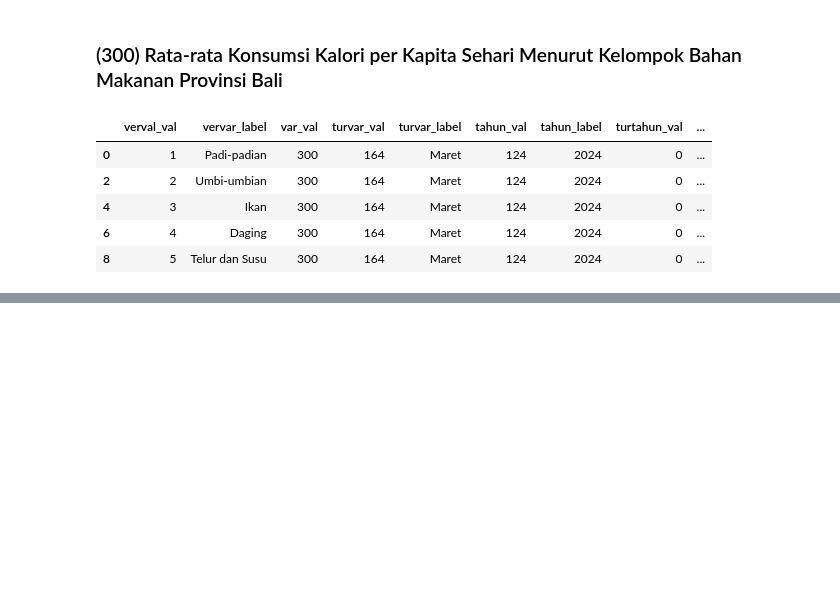
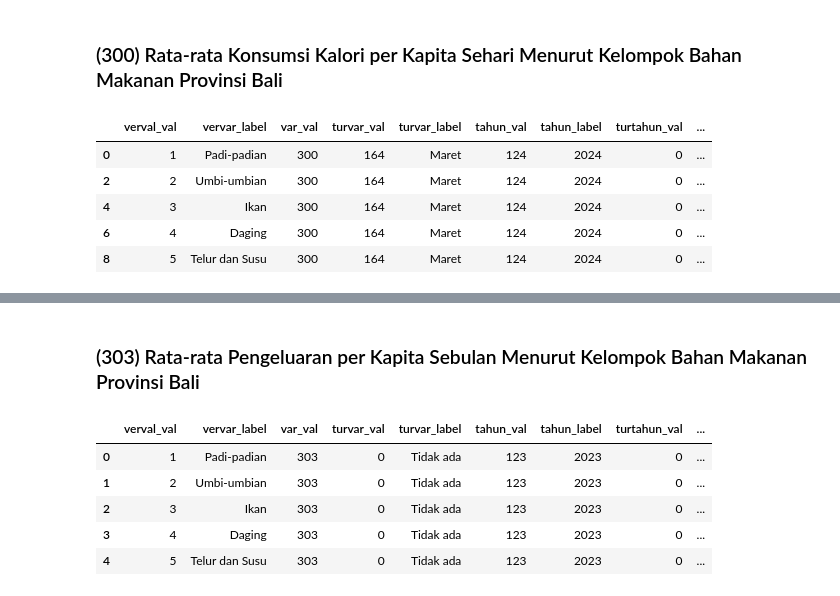
Before and after one commit to YudiHardiyanta/sdi, a Jupyter notebook: Nisa/code.ipynb, the cells around one changed output, grey strips where cells are left out. Drawn from its saved outputs; the diff is of its cells as text; code cells hidden in the pictures; blank space fills up the shorter version.

```diff
--- a/Nisa/code.ipynb
+++ b/Nisa/code.ipynb
@@ -697,0 +742,13 @@ data300_tb.to_excel(f'output/data_{varId}.xlsx', index=False)
+# %% [markdown]
+### (303) Rata-rata Pengeluaran per Kapita Sebulan Menurut Kelompok Bahan Makanan Provinsi Bali
+# %%
+varId = 303
+data303=getDataByVarId(domain='5100',varId=varId)
+data303.head()
+# %% [output]
+|  | verval_val | vervar_label | var_val | turvar_val | turvar_label | tahun_val | tahun_label | turtahun_val | ... |
+| 0 | 1 | Padi-padian | 303 | 0 | Tidak ada | 123 | 2023 | 0 | ... |
+| 1 | 2 | Umbi-umbian | 303 | 0 | Tidak ada | 123 | 2023 | 0 | ... |
+| 2 | 3 | Ikan | 303 | 0 | Tidak ada | 123 | 2023 | 0 | ... |
+| 3 | 4 | Daging | 303 | 0 | Tidak ada | 123 | 2023 | 0 | ... |
+| 4 | 5 | Telur dan Susu | 303 | 0 | Tidak ada | 123 | 2023 | 0 | ... |
```
Also changed, not shown: parts of 11 cells of this notebook, 4 other files.
